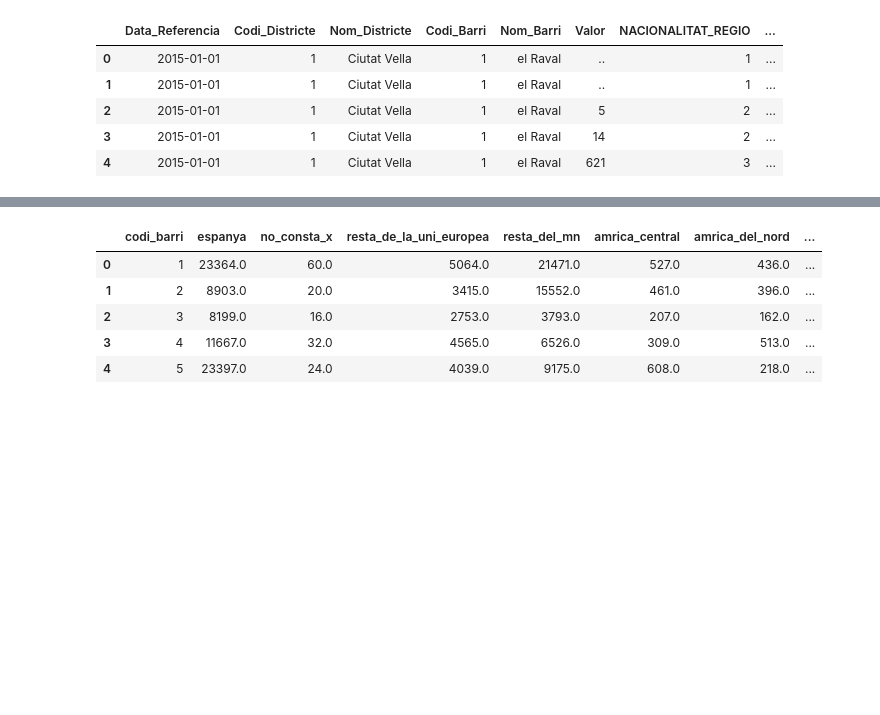
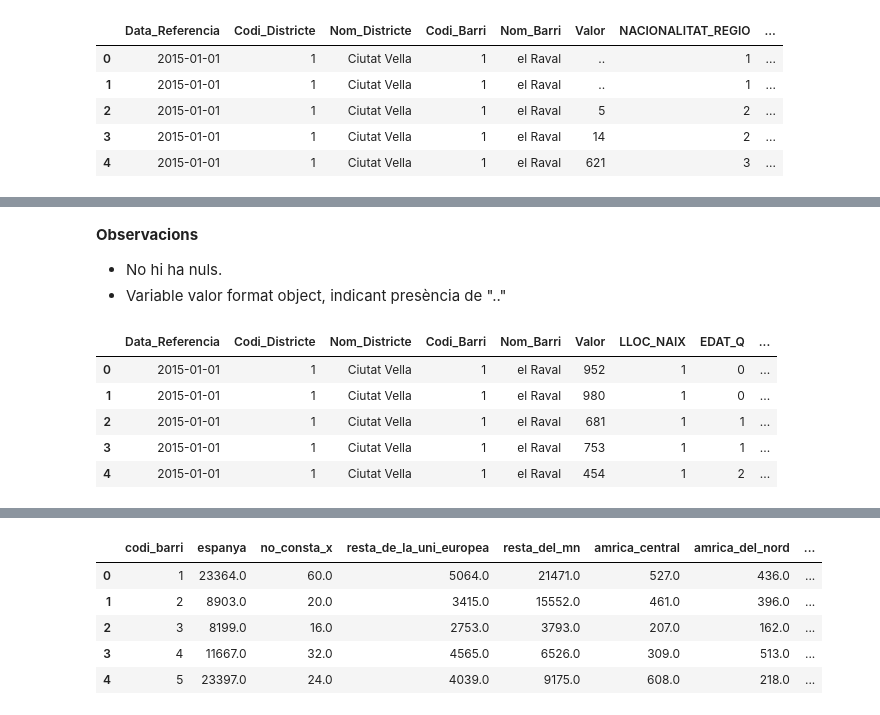
Before and after one commit to joseprau/tfm_gentrificacio_bcn, a Jupyter notebook: notebooks/data_ingestion.ipynb, the cells around one changed output, grey strips where cells are left out. Saved outputs shown, nothing was run; the diff lists cells and outputs as text; code cells hidden in the pictures; blank space fills up the shorter version.

```diff
--- a/notebooks/data_ingestion.ipynb
+++ b/notebooks/data_ingestion.ipynb
@@ -370,0 +680,14 @@ df_nacionalitats_25_pivot = df_nacionalitats_25_pivot.reset_index(drop=True)
+# %% [markdown]
+**Observacions**
+- No hi ha nuls.
+- Variable valor format object, indicant presència de ".."
+# %%
+df_edat_raw_15 = pd.read_csv("../data/raw/2015_pad_mdb_lloc-naix_edat-q_sexe.csv")
+df_edat_raw_15.head()
+# %% [output]
+|  | Data_Referencia | Codi_Districte | Nom_Districte | Codi_Barri | Nom_Barri | Valor | LLOC_NAIX | EDAT_Q | ... |
+| 0 | 2015-01-01 | 1 | Ciutat Vella | 1 | el Raval | 952 | 1 | 0 | ... |
+| 1 | 2015-01-01 | 1 | Ciutat Vella | 1 | el Raval | 980 | 1 | 0 | ... |
+| 2 | 2015-01-01 | 1 | Ciutat Vella | 1 | el Raval | 681 | 1 | 1 | ... |
+| 3 | 2015-01-01 | 1 | Ciutat Vella | 1 | el Raval | 753 | 1 | 1 | ... |
+| 4 | 2015-01-01 | 1 | Ciutat Vella | 1 | el Raval | 454 | 1 | 2 | ... |
```
Also changed, not shown: parts of 55 cells of this notebook, 17 other files.
